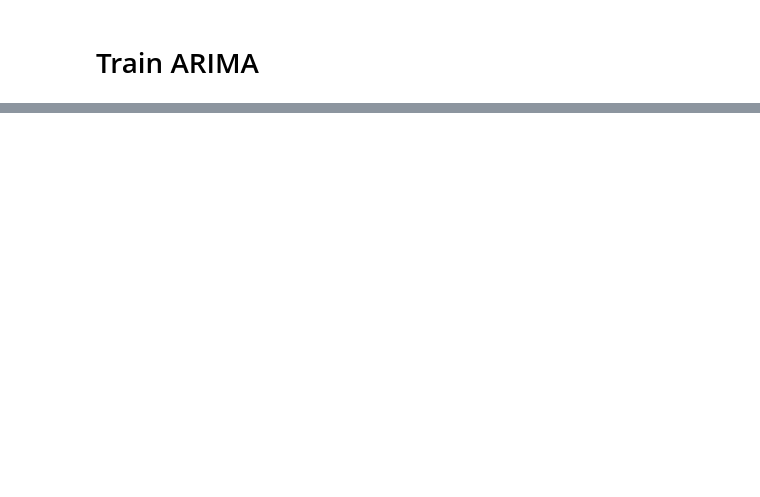
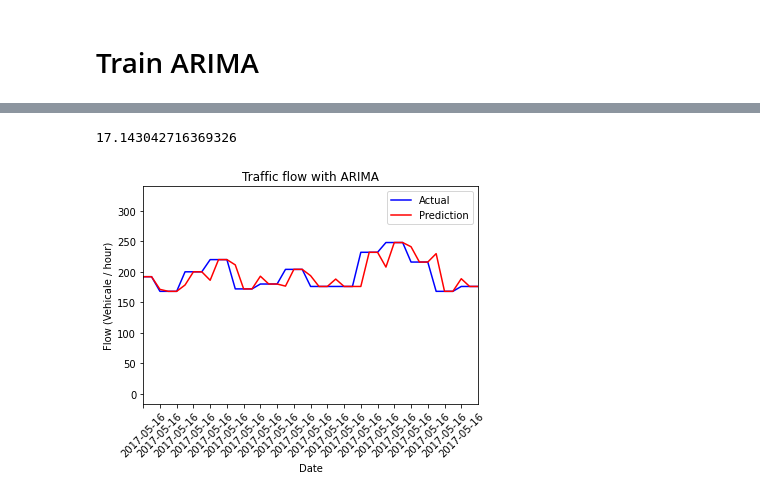
Before and after one commit to fredrikkortet/mt-hh, a Jupyter notebook: ARIMA.ipynb, the cells around one changed output, grey strips where cells are left out. Drawn from its saved outputs; the diff is of its cells as text; code cells hidden in the pictures; blank space fills up the shorter version.

Commit message:
ARIMA ADDED

```diff
--- a/ARIMA.ipynb
+++ b/ARIMA.ipynb
@@ -50,6 +54,6 @@ data.head()
 # %% [markdown]
 # Train ARIMA
 # %%
-#xtrain = train_set['flow'].values
-#xtest = test_set['flow'].values
+xtrain = train_set['flow'].values
+xtest = test_set['flow'].values
 # %%
@@ -58,17 +89,11 @@ data.head()
 # %%
-def evaluate_arima_model(X, arima_order):
-    # prepare training dataset
-    train_size = int(len(X) * 0.66)
-    train, test = X[0:train_size], X[train_size:]
-    history = [x for x in train]
-    #print(history)
-    # make predictions
-    predictions_eval = []
-    for t in range(len(test)):
-        model = ARIMA(history, order=arima_order)
-        model_fit = model.fit()
-        yhat = model_fit.forecast()[0]
-        predictions_eval.append(yhat)
-        history.append(test[t])
-    rmse = sqrt(mean_squared_error(test, predictions_eval))
-    return rmse
+history = [x for x in xtrain]
+predictions = list()
+for t in range(len(xtest)):
+    model = ARIMA(history, order=(3,1,0))
+    model_fit = model.fit()
+    output = model_fit.forecast()
+    yhat = output[0]
+    predictions.append(yhat)
+    obs = xtest[t]
+    history.append(obs)
@@ -104,8 +100,20 @@ plt.plot(predictions, color='red')
+# %%
+rmse = sqrt(mean_squared_error(xtest, predictions))
+rmse
+# %% [output]
+17.143042716369326
 # %%
 
 # plot forecasts against actual outcomes
 plt.plot(xtest,color = 'blue',label = "Actual")
 plt.plot(predictions, color='red', label = "Prediction")
+plt.xlabel('Date')
+plt.ylabel("Flow (Vehicale / hour)")
+plt.title('Traffic flow with ARIMA')
 plt.xlim(1260, 1300)
+plt.xticks(np.arange(1260,1300,2),test_set.day[1260:1300:2],rotation = 45)
 plt.legend()
+plt.savefig('Actual_real.png')
 plt.show()
+# %% [output]
+[figure, added]
```
Also changed, not shown: parts of 15 cells of this notebook, 4 other files.
